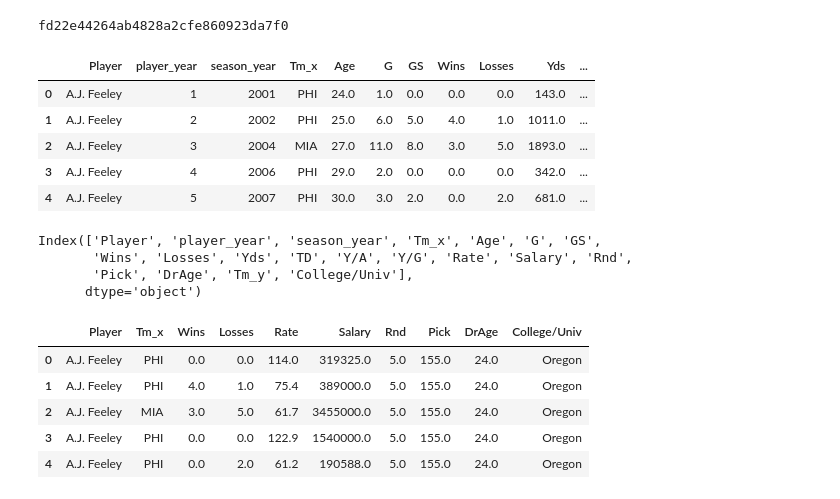
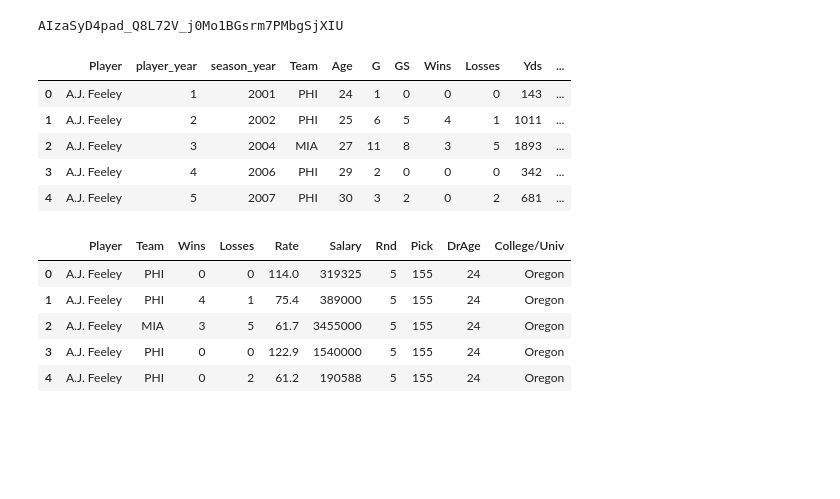
Before and after one commit to mikejackson35/mica_team, a Jupyter notebook: ig_mica_project1.ipynb, the cells around one changed output. Cells and saved outputs as stored; diff of their text form; code cells hidden in the pictures; blank space fills up the shorter version.

```diff
--- a/ig_mica_project1.ipynb
+++ b/ig_mica_project1.ipynb
@@ -5,56 +5,54 @@ import csv
 import pandas as pd
 import numpy as np
 import requests
+import seaborn as sns
 import time
 import sys
+import gmaps
 import os
 from scipy.stats import linregress
 import scipy.stats as st
 from pprint import pprint
 sys.path.append('../')
-from api_keys import sportsio_key
-print(sportsio_key)
+from api_keys import g_key
+print(g_key)
 # %% [output]
-fd22e44264ab4828a2cfe860923da7f0
+AIzaSyD4pad_Q8L72V_j0Mo1BGsrm7PMbgSjXIU
 # %%
 #Import the files
 
-stats_df=pd.read_csv('Resources/raw.csv')
-static_data=pd.read_csv('Resources/static_data.csv')
+stats_df=pd.read_csv('Resources/raw.csv') #Stats and salary per playe for 88 players from 2000-2020
+static_data=pd.read_csv('Resources/static_data.csv') # Static data for the 898 players like their draft round etc
 
-#merge the static data with yearly data
+#merge the static player data with yearly data
 
 stats_merged_df=pd.merge(stats_df, static_data, on='Player')
-
-#Clean up the data by changing to float from int
-stats_merged_df["DrAge"]=stats_merged_df["DrAge"].astype(float)
-stats_merged_df["Rnd"]=stats_merged_df["Rnd"].astype(float)
-stats_merged_df["Pick"]=stats_merged_df["Pick"].astype(float)
+#stats_merged_no_outliers_df=stats_merged_df[stats_merged_df["Player"] != "Tom Brady"]
+#stats_merged_no_outliers_df=stats_merged_no_outliers_df[stats_merged_no_outliers_df["Player"] != "Ryan Fitzpatrick"]
+#Drop the columns that were duplicates
+stats_merged_df.drop_duplicates(inplace=True)
+stats_merged_df.rename(columns={"Tm_x":"Team"},inplace=True)
 stats_merged_df.head()
 # %% [output]
-|  | Player | player_year | season_year | Tm_x | Age | G | GS | Wins | Losses | Yds | ... |
-| 0 | A.J. Feeley | 1 | 2001 | PHI | 24.0 | 1.0 | 0.0 | 0.0 | 0.0 | 143.0 | ... |
-| 1 | A.J. Feeley | 2 | 2002 | PHI | 25.0 | 6.0 | 5.0 | 4.0 | 1.0 | 1011.0 | ... |
-| 2 | A.J. Feeley | 3 | 2004 | MIA | 27.0 | 11.0 | 8.0 | 3.0 | 5.0 | 1893.0 | ... |
-| 3 | A.J. Feeley | 4 | 2006 | PHI | 29.0 | 2.0 | 0.0 | 0.0 | 0.0 | 342.0 | ... |
-| 4 | A.J. Feeley | 5 | 2007 | PHI | 30.0 | 3.0 | 2.0 | 0.0 | 2.0 | 681.0 | ... |
+|  | Player | player_year | season_year | Team | Age | G | GS | Wins | Losses | Yds | ... |
+| 0 | A.J. Feeley | 1 | 2001 | PHI | 24 | 1 | 0 | 0 | 0 | 143 | ... |
+| 1 | A.J. Feeley | 2 | 2002 | PHI | 25 | 6 | 5 | 4 | 1 | 1011 | ... |
+| 2 | A.J. Feeley | 3 | 2004 | MIA | 27 | 11 | 8 | 3 | 5 | 1893 | ... |
+| 3 | A.J. Feeley | 4 | 2006 | PHI | 29 | 2 | 0 | 0 | 0 | 342 | ... |
+| 4 | A.J. Feeley | 5 | 2007 | PHI | 30 | 3 | 2 | 0 | 2 | 681 | ... |
 # %%
-pprint(stats_merged_df.columns)
+
 #Pick the columns we need to analyze
-stats_merged_df1= stats_merged_df[["Player","Tm_x", "Wins","Losses", "Rate", "Salary","Rnd","Pick","DrAge","College/Univ"]].copy()
+stats_merged_df1= stats_merged_df[["Player","Team", "Wins","Losses", "Rate", "Salary","Rnd","Pick","DrAge","College/Univ"]].copy()
 
 stats_merged_df1.head()
 # %% [output]
-Index(['Player', 'player_year', 'season_year', 'Tm_x', 'Age', 'G', 'GS',
-       'Wins', 'Losses', 'Yds', 'TD', 'Y/A', 'Y/G', 'Rate', 'Salary', 'Rnd',
-       'Pick', 'DrAge', 'Tm_y', 'College/Univ'],
-      dtype='object')
-|  | Player | Tm_x | Wins | Losses | Rate | Salary | Rnd | Pick | DrAge | College/Univ |
-| 0 | A.J. Feeley | PHI | 0.0 | 0.0 | 114.0 | 319325.0 | 5.0 | 155.0 | 24.0 | Oregon |
-| 1 | A.J. Feeley | PHI | 4.0 | 1.0 | 75.4 | 389000.0 | 5.0 | 155.0 | 24.0 | Oregon |
-| 2 | A.J. Feeley | MIA | 3.0 | 5.0 | 61.7 | 3455000.0 | 5.0 | 155.0 | 24.0 | Oregon |
-| 3 | A.J. Feeley | PHI | 0.0 | 0.0 | 122.9 | 1540000.0 | 5.0 | 155.0 | 24.0 | Oregon |
-| 4 | A.J. Feeley | PHI | 0.0 | 2.0 | 61.2 | 190588.0 | 5.0 | 155.0 | 24.0 | Oregon |
+|  | Player | Team | Wins | Losses | Rate | Salary | Rnd | Pick | DrAge | College/Univ |
+| 0 | A.J. Feeley | PHI | 0 | 0 | 114.0 | 319325 | 5 | 155 | 24 | Oregon |
+| 1 | A.J. Feeley | PHI | 4 | 1 | 75.4 | 389000 | 5 | 155 | 24 | Oregon |
+| 2 | A.J. Feeley | MIA | 3 | 5 | 61.7 | 3455000 | 5 | 155 | 24 | Oregon |
+| 3 | A.J. Feeley | PHI | 0 | 0 | 122.9 | 1540000 | 5 | 155 | 24 | Oregon |
+| 4 | A.J. Feeley | PHI | 0 | 2 | 61.2 | 190588 | 5 | 155 | 24 | Oregon |
 # %%
 #Group by Player
 
```
Also changed, not shown: parts of 20 cells of this notebook, 9 other files.
